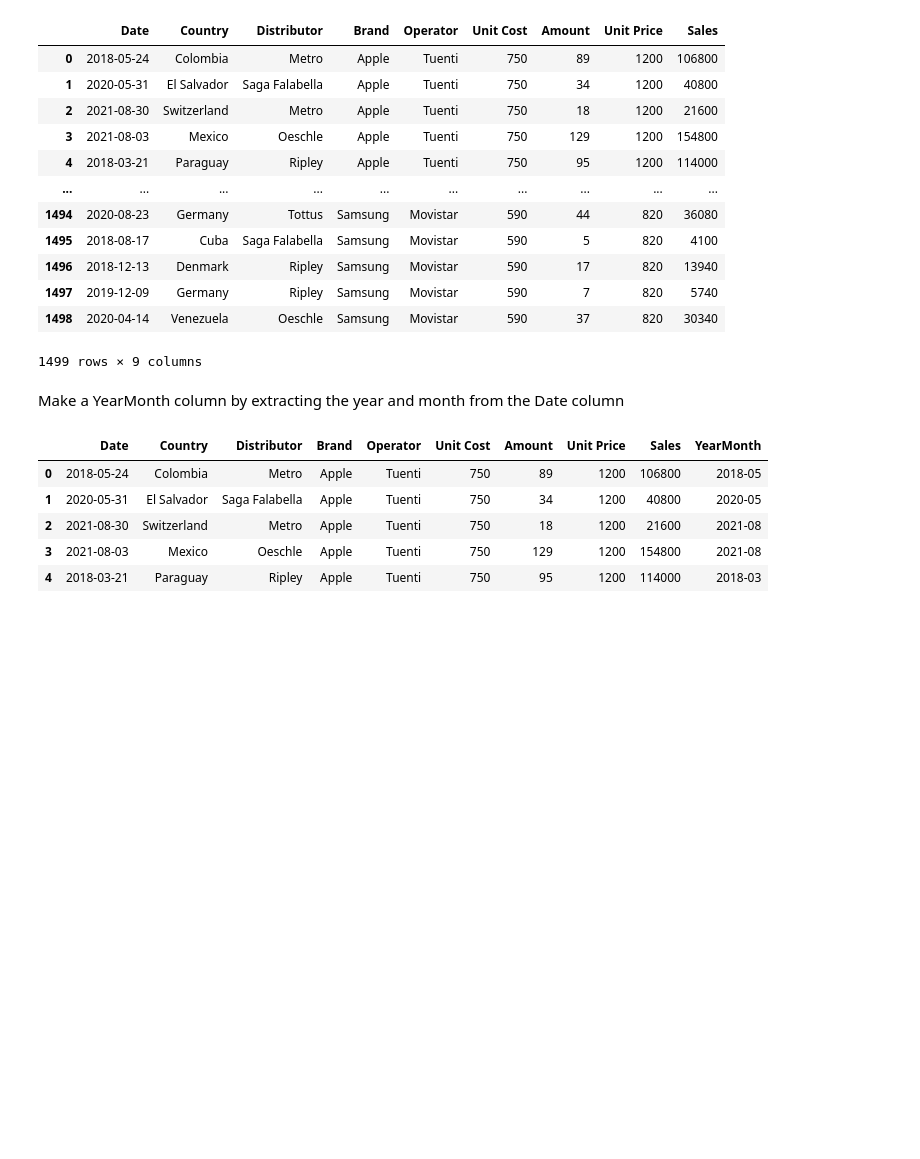
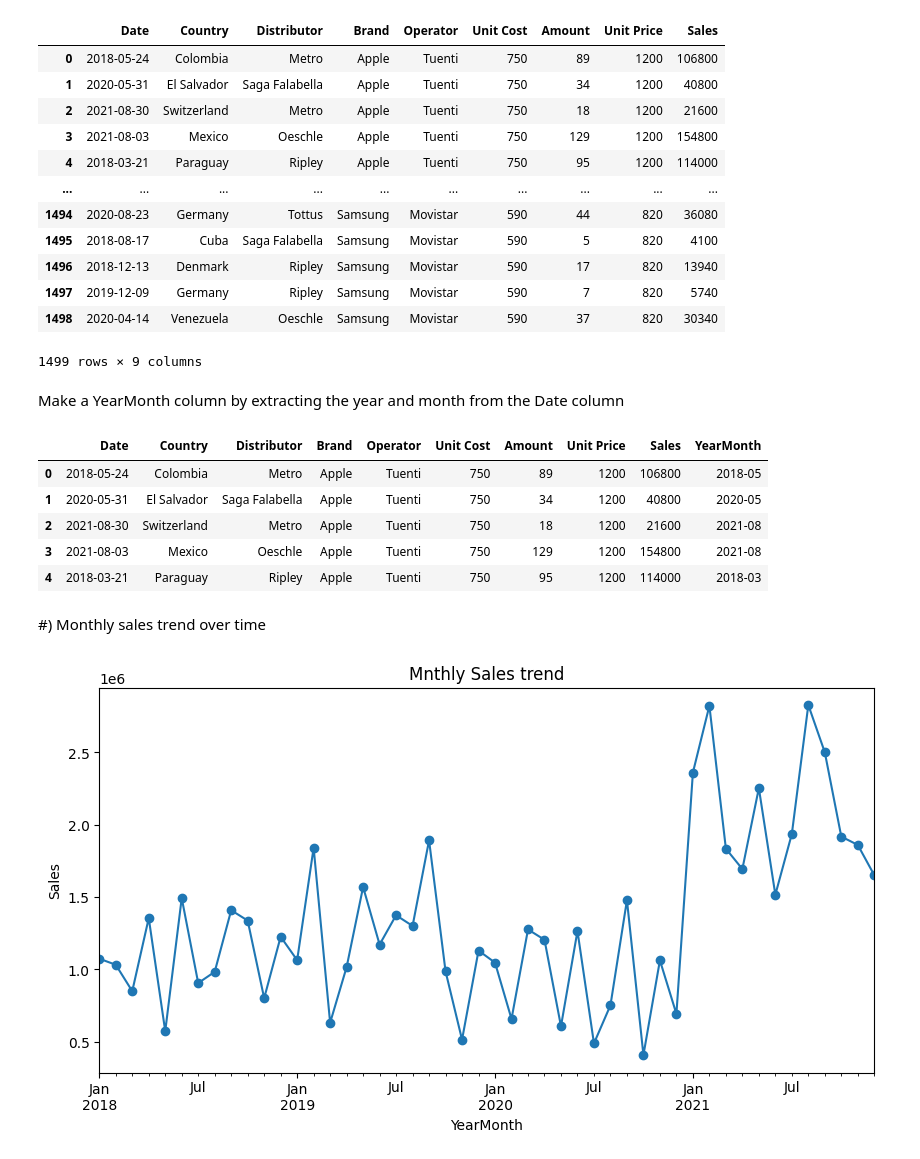
Before and after one commit to abhishekp-786/EDA_Python, a Jupyter notebook: pythonproject.ipynb, the cells around one changed output. Cells and saved outputs as stored; diff of their text form; code cells hidden in the pictures; blank space fills up the shorter version.

```diff
--- a/pythonproject.ipynb
+++ b/pythonproject.ipynb
@@ -216,3 +216,14 @@ data.head()
 | 2 | 2021-08-30 | Switzerland | Metro | Apple | Tuenti | 750 | 18 | 1200 | 21600 | 2021-08 |
 | 3 | 2021-08-03 | Mexico | Oeschle | Apple | Tuenti | 750 | 129 | 1200 | 154800 | 2021-08 |
 | 4 | 2018-03-21 | Paraguay | Ripley | Apple | Tuenti | 750 | 95 | 1200 | 114000 | 2018-03 |
+# %% [markdown]
+#) Monthly sales trend over time
+# %%
+monthlySales = data.groupby('YearMonth')['Sales'].sum()
+monthlySales.plot(kind='line',figsize=(10,5),marker='o')
+plt.title("Monthly Sales trend")
+plt.xlabel("YearMonth")
+plt.ylabel('Sales')
+plt.show()
+# %% [output]
+[figure, added]
```
Also changed, not shown: parts of 53 cells of this notebook, 1 other file.
